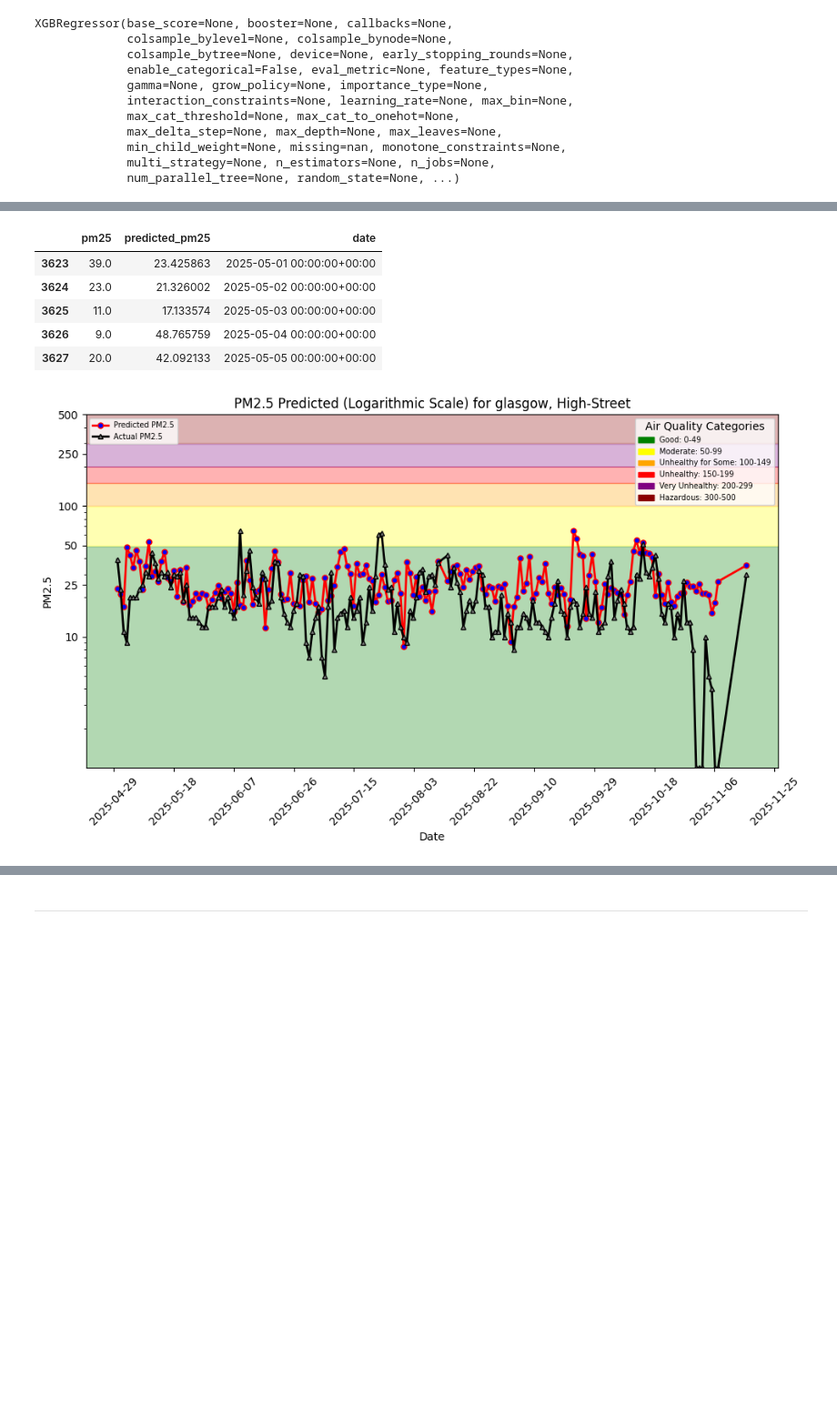
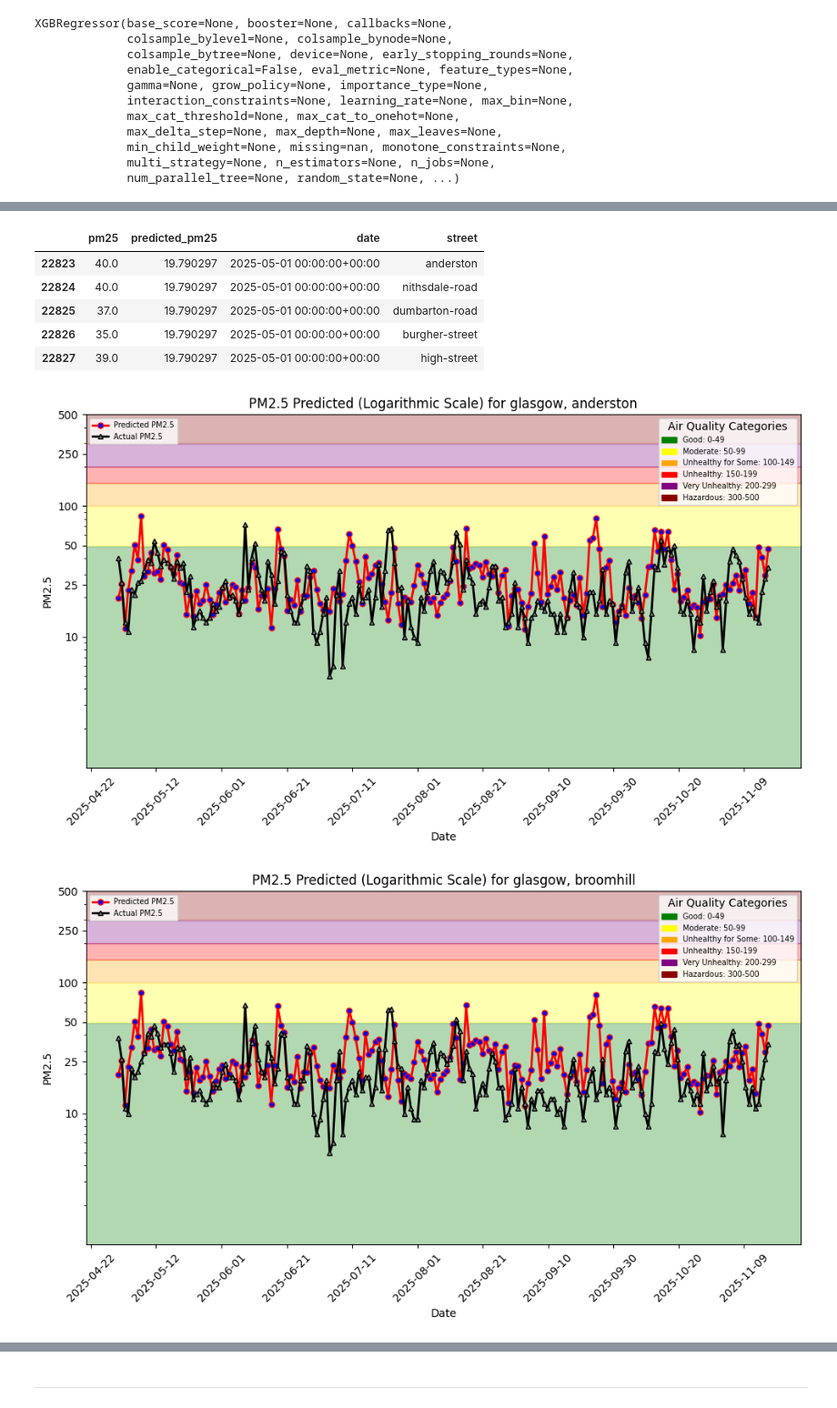
Before and after one commit to featurestorebook/mlfs-book, a Jupyter notebook: notebooks/airquality/3_air_quality_training_pipeline.ipynb, the cells around one changed output, grey strips where cells are left out. Shown at 91% size. Drawn from its saved outputs; the diff is of its cells as text; code cells hidden in the pictures; blank space fills up the shorter version.

```diff
--- a/notebooks/airquality/3_air_quality_training_pipeline.ipynb
+++ b/notebooks/airquality/3_air_quality_training_pipeline.ipynb
@@ -108,5 +110,7 @@ weather_fg = fs.get_feature_group(
 ## <span style="color:#ff5f27;"> 🖍 Feature View Creation and Retrieving </span>
 # %%
 # Select features for training data.
-selected_features = air_quality_fg.select(['pm25', 'date']).join(weather_fg.select_features(), on=['city'])
+# selected_features = air_quality_fg.select(['pm25', 'date']).join(weather_fg.select_features(), on=['city'])
+
+selected_features = air_quality_fg.select(['pm25', 'date', 'street']).join(weather_fg.select_features(), on=['city'])
 # %% [output]
@@ -135,7 +139,7 @@ You can specify the following parameters:
 feature_view = fs.get_or_create_feature_view(
     name='air_quality_fv',
     description="weather features with air quality as the target",
-    version=1,
+    version=2,
     labels=['pm25'],
     query=selected_features,
 )
@@ -204,6 +211,6 @@ y_train
 # %%
-X_features = X_train.drop(columns=['date'])
-X_test_features = X_test.drop(columns=['date'])
+X_features = X_train.drop(columns=['date','street'])
+X_test_features = X_test.drop(columns=['date','street'])
 # %%
 y_train
 # %% [output]
@@ -265,15 +272,16 @@ df = y_test
 df['predicted_pm25'] = y_pred
 # %%
 df['date'] = X_test['date']
+df['street'] = X_test['street']
 df = df.sort_values(by=['date'])
 df.head(5)
 # %% [output]
-|  | pm25 | predicted_pm25 | date |
-| 3623 | 39.0 | 23.425863 | 2025-05-01 00:00:00+00:00 |
-| 3624 | 23.0 | 21.326002 | 2025-05-02 00:00:00+00:00 |
-| 3625 | 11.0 | 17.133574 | 2025-05-03 00:00:00+00:00 |
-| 3626 | 9.0 | 48.765759 | 2025-05-04 00:00:00+00:00 |
-| 3627 | 20.0 | 42.092133 | 2025-05-05 00:00:00+00:00 |
+|  | pm25 | predicted_pm25 | date | street |
+| 22823 | 40.0 | 19.790297 | 2025-05-01 00:00:00+00:00 | anderston |
+| 22824 | 40.0 | 19.790297 | 2025-05-01 00:00:00+00:00 | nithsdale-road |
+| 22825 | 37.0 | 19.790297 | 2025-05-01 00:00:00+00:00 | dumbarton-road |
+| 22826 | 35.0 | 19.790297 | 2025-05-01 00:00:00+00:00 | burgher-street |
+| 22827 | 39.0 | 19.790297 | 2025-05-01 00:00:00+00:00 | high-street |
 # %%
 # Creating a directory for the model artifacts if it doesn't exist
 model_dir = "air_quality_model"
@@ -283,8 +291,10 @@ images_dir = model_dir + "/images"
 if not os.path.exists(images_dir):
     os.mkdir(images_dir)
 # %%
-file_path = images_dir + "/pm25_hindcast.png"
-plt = util.plot_air_quality_forecast(city, street, df, file_path, hindcast=True)
-plt.show()
+for street, df_s in df.groupby("street"):
+    file_path = f"{images_dir}/pm25_hindcast_{street}.png"
+    plt = util.plot_air_quality_forecast(city, street, df_s, file_path, hindcast=True)
+    plt.show()
 # %% [output]
-[figure, old version]
+[figure, new version]
+[figure, added]
```
Also changed, not shown: parts of 14 cells of this notebook, 2 other files.
